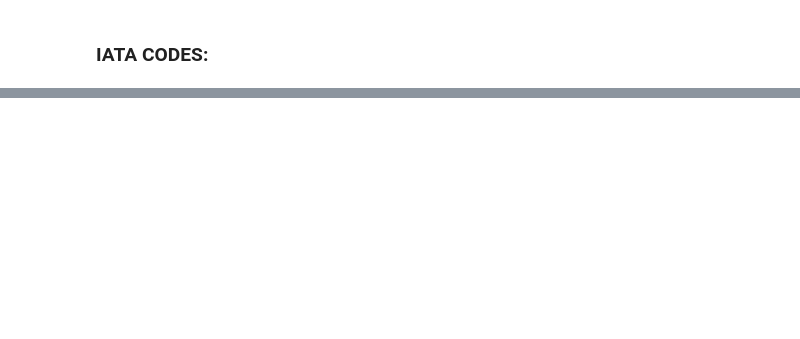
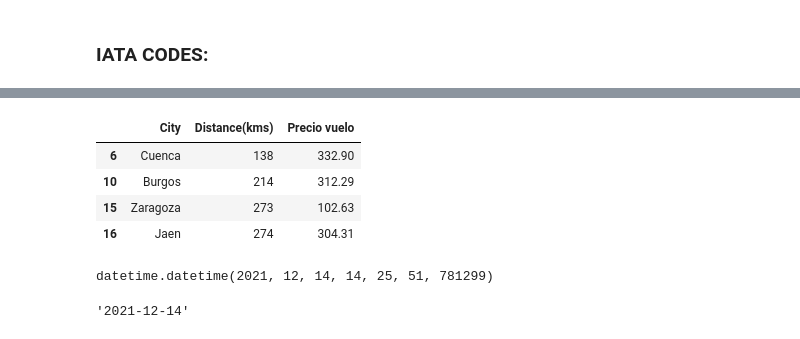
Before and after one commit to Lydia-Arocena/FINAL_PROJECT-Tu_viaje_en_un_click, a Jupyter notebook: Notebooks/MONGO_coord_IATA.ipynb, the cells around one changed output, grey strips where cells are left out. Cells and saved outputs as stored; diff of their text form; code cells hidden in the pictures; blank space fills up the shorter version.

```diff
--- a/Notebooks/MONGO_coord_IATA.ipynb
+++ b/Notebooks/MONGO_coord_IATA.ipynb
@@ -124,0 +390,8 @@ insert_Mongo()
+# %%
+diez
+# %% [output]
+|  | City | Distance(kms) | Precio vuelo |
+| 6 | Cuenca | 138 | 332.90 |
+| 10 | Burgos | 214 | 312.29 |
+| 15 | Zaragoza | 273 | 102.63 |
+| 16 | Jaen | 274 | 304.31 |
@@ -124,0 +402,4 @@ insert_Mongo()
+# %%
+dateTimeObj
+# %% [output]
+datetime.datetime(2021, 12, 14, 14, 25, 51, 781299)
@@ -124,0 +408,4 @@ insert_Mongo()
+# %%
+date
+# %% [output]
+'2021-12-14'
```
Also changed, not shown: parts of 41 cells of this notebook, 3 other files.
